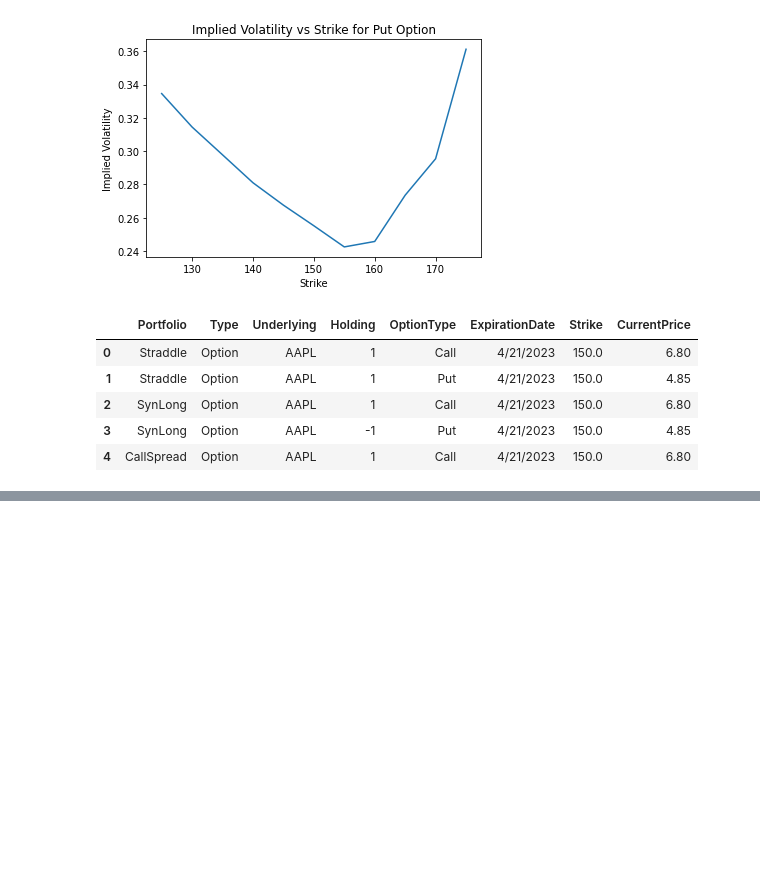
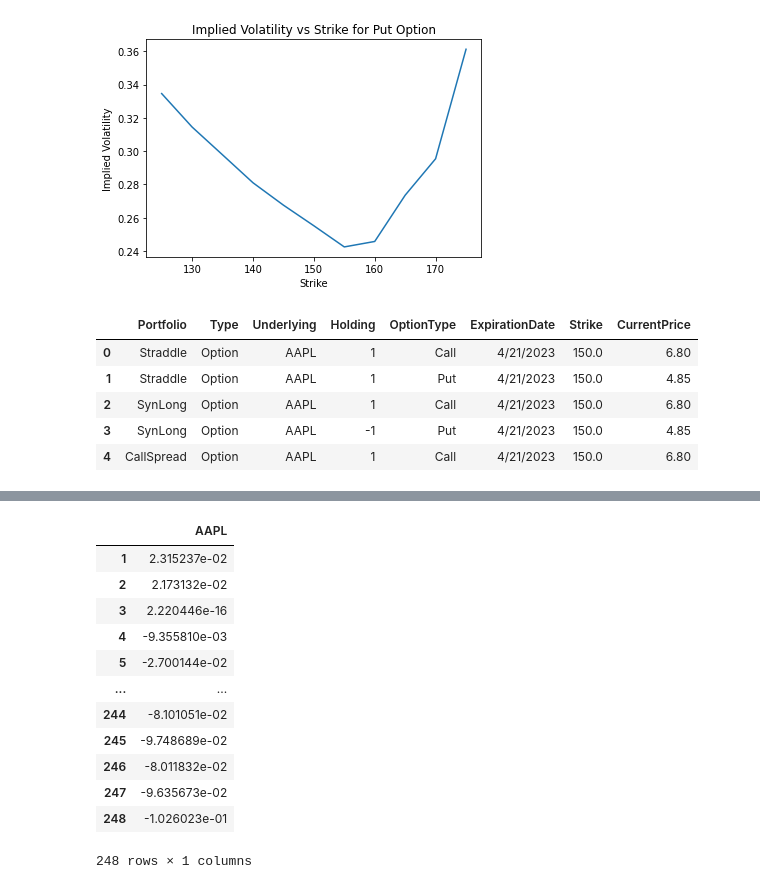
Before and after one commit to MEstrada21/FinTech-545-Spring2023, a Jupyter notebook: Week06/Project/HomeworkWeek06.ipynb, the cells around one changed output, grey strips where cells are left out. Saved outputs shown, nothing was run; the diff lists cells and outputs as text; code cells hidden in the pictures; blank space fills up the shorter version.

```diff
--- a/Week06/Project/HomeworkWeek06.ipynb
+++ b/Week06/Project/HomeworkWeek06.ipynb
@@ -343,0 +352,17 @@ AttributeError: module 'QuantRiskTools' has no attribute 'calculateReturns'
+# %%
+AAPLReturns = pd.DataFrame(DailyReturns.AAPL)
+AAPLReturns
+# %% [output]
+|  | AAPL |
+| 1 | 2.315237e-02 |
+| 2 | 2.173132e-02 |
+| 3 | 2.220446e-16 |
+| 4 | -9.355810e-03 |
+| 5 | -2.700144e-02 |
+| ... | ... |
+| 244 | -8.101051e-02 |
+| 245 | -9.748689e-02 |
+| 246 | -8.011832e-02 |
+| 247 | -9.635673e-02 |
+| 248 | -1.026023e-01 |
+248 rows × 1 columns
```
Also changed, not shown: parts of 3 cells of this notebook.
